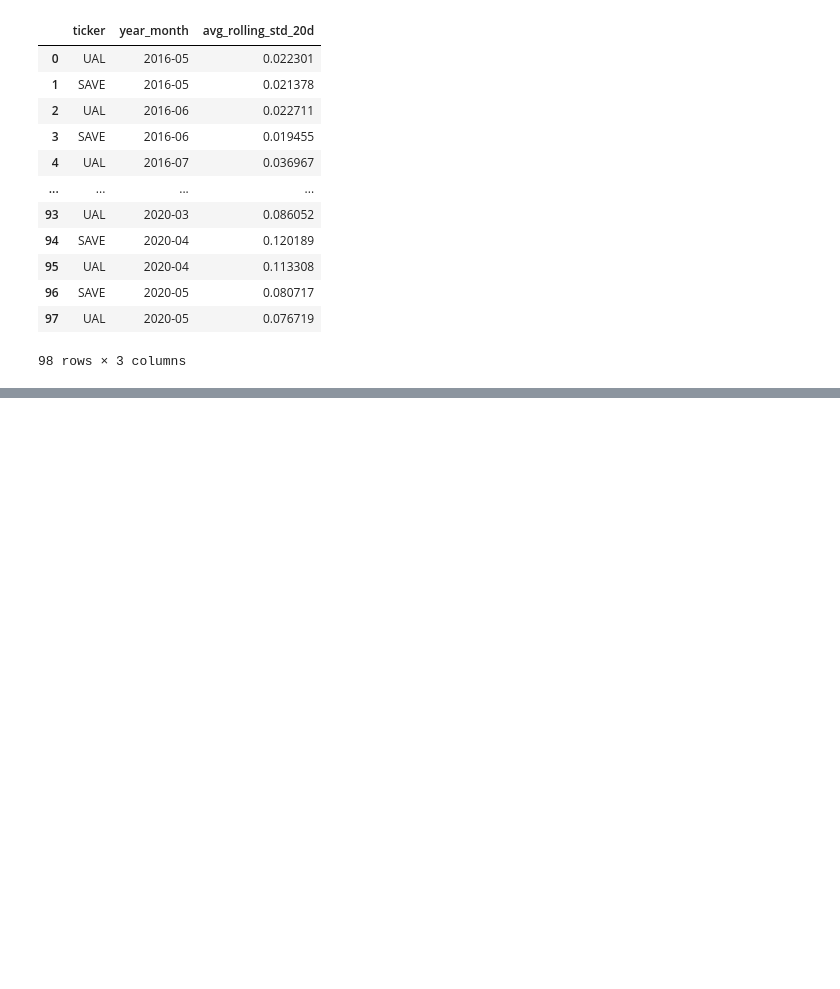
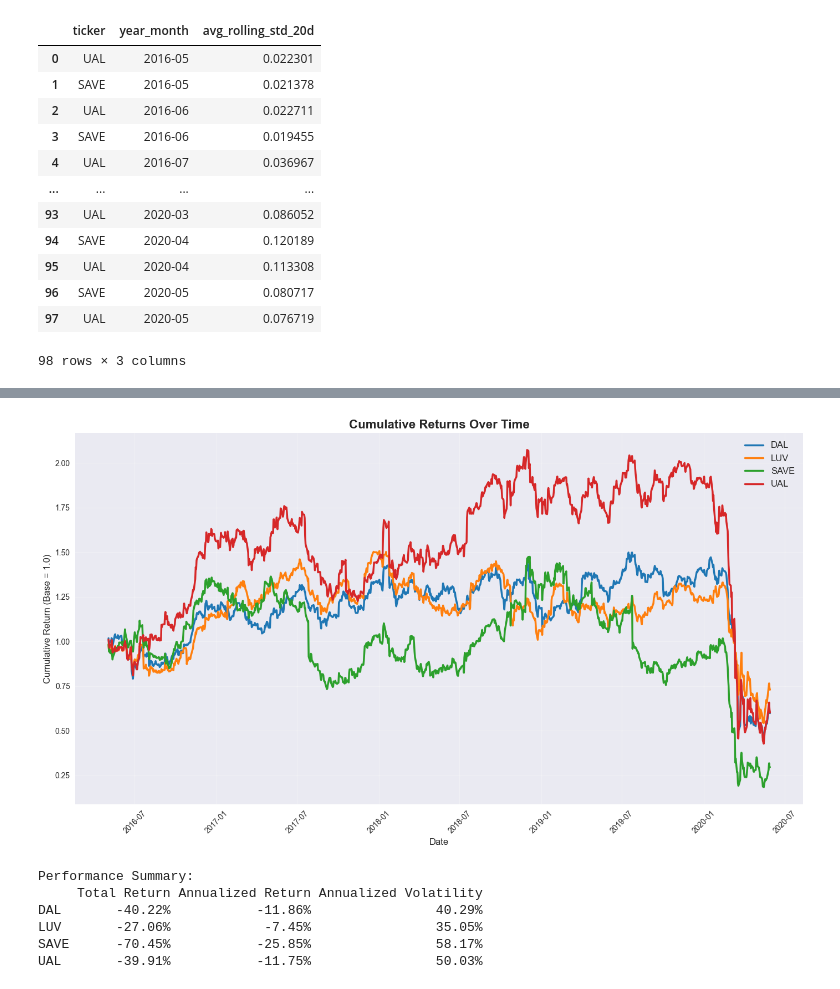
Before and after one commit to Medha-Subramaniyan/airlineStocks_dA, a Jupyter notebook: analysis.ipynb, the cells around one changed output, grey strips where cells are left out. Drawn from its saved outputs; the diff is of its cells as text; code cells hidden in the pictures; blank space fills up the shorter version.

```diff
--- a/analysis.ipynb
+++ b/analysis.ipynb
@@ -421,0 +487,51 @@ top_volatile_tickers
+# %%
+
+plt.figure(figsize=(14, 8))
+colors = {'DAL': '#1f77b4', 'LUV': '#ff7f0e', 'SAVE': '#2ca02c', 'UAL': '#d62728'}
+
+for ticker in ['DAL', 'LUV', 'SAVE', 'UAL']:
+    ret_col = f'ret_{ticker}'
+    # Calculate cumulative returns (starting from 1)
+    cumulative_returns = (1 + compiled_df[ret_col]).cumprod()
+    plt.plot(compiled_df['Date'], cumulative_returns,
+             label=ticker, linewidth=2.5, color=colors[ticker])
+
+plt.title('Cumulative Returns Over Time', fontsize=16, fontweight='bold')
+plt.xlabel('Date', fontsize=12)
+plt.ylabel('Cumulative Return (Base = 1.0)', fontsize=12)
+plt.legend(fontsize=12)
+plt.grid(True, alpha=0.3)
+plt.xticks(rotation=45)
+plt.tight_layout()
+plt.show()
+
+# Performance summary table
+performance_summary = {}
+for ticker in ['DAL', 'LUV', 'SAVE', 'UAL']:
+    ret_col = f'ret_{ticker}'
+    cumulative_returns = (1 + compiled_df[ret_col]).cumprod()
+
+    # Calculate performance metrics
+    total_return = cumulative_returns.iloc[-1] - 1
+    annualized_return = (cumulative_returns.iloc[-1] ** (252/len(cumulative_returns))) - 1
+    volatility = compiled_df[ret_col].std() * (252**0.5)  # Annualized volatility
+
+    performance_summary[ticker] = {
+        'Total Return': f"{total_return:.2%}",
+        'Annualized Return': f"{annualized_return:.2%}",
+        'Annualized Volatility': f"{volatility:.2%}"
+    }
+
+# Display performance summary
+import pandas as pd
+performance_df = pd.DataFrame(performance_summary).T
+print("Performance Summary:")
+print(performance_df)
+# %% [output]
+[figure, added]
+Performance Summary:
+     Total Return Annualized Return Annualized Volatility
+DAL       -40.22%           -11.86%                40.29%
+LUV       -27.06%            -7.45%                35.05%
+SAVE      -70.45%           -25.85%                58.17%
+UAL       -39.91%           -11.75%                50.03%
```
Also changed, not shown: parts of 4 cells of this notebook.
